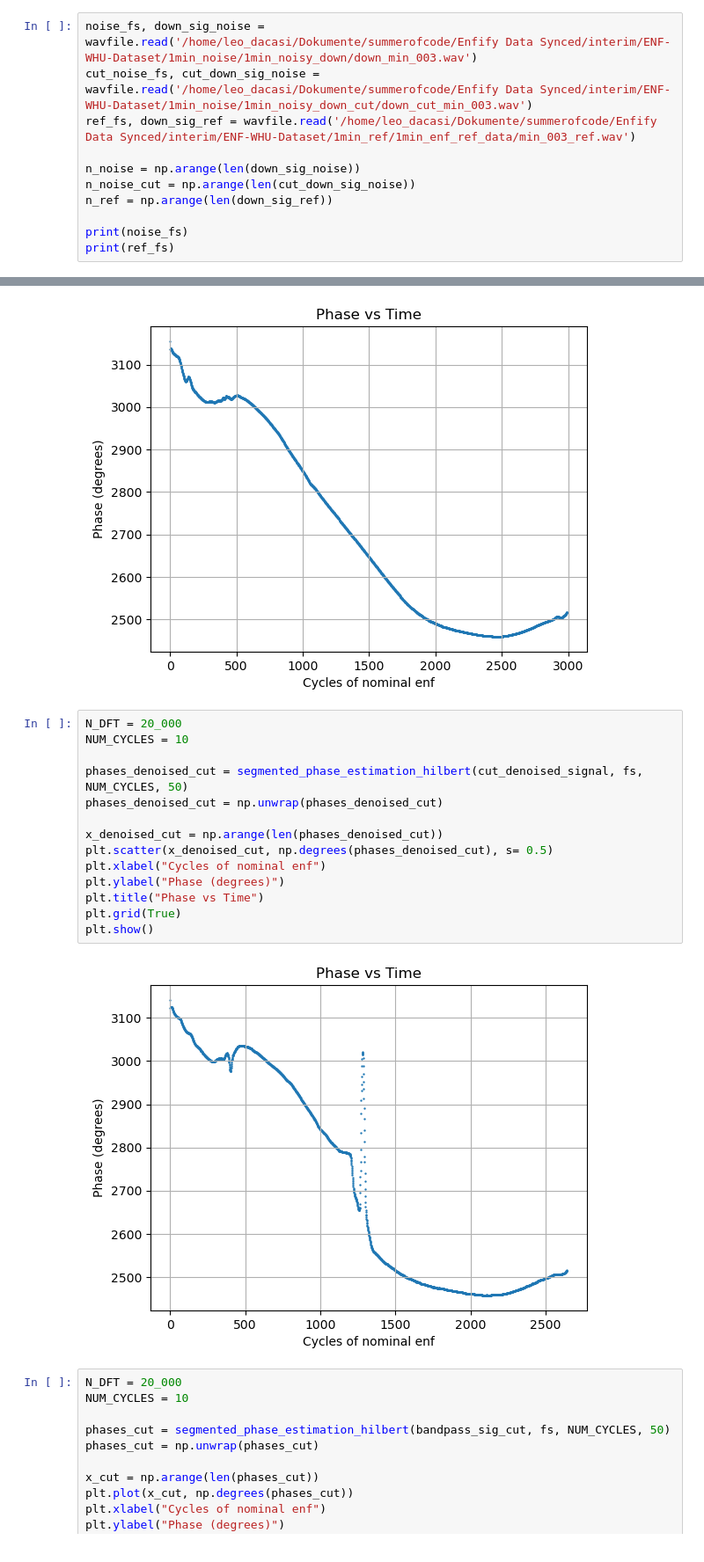
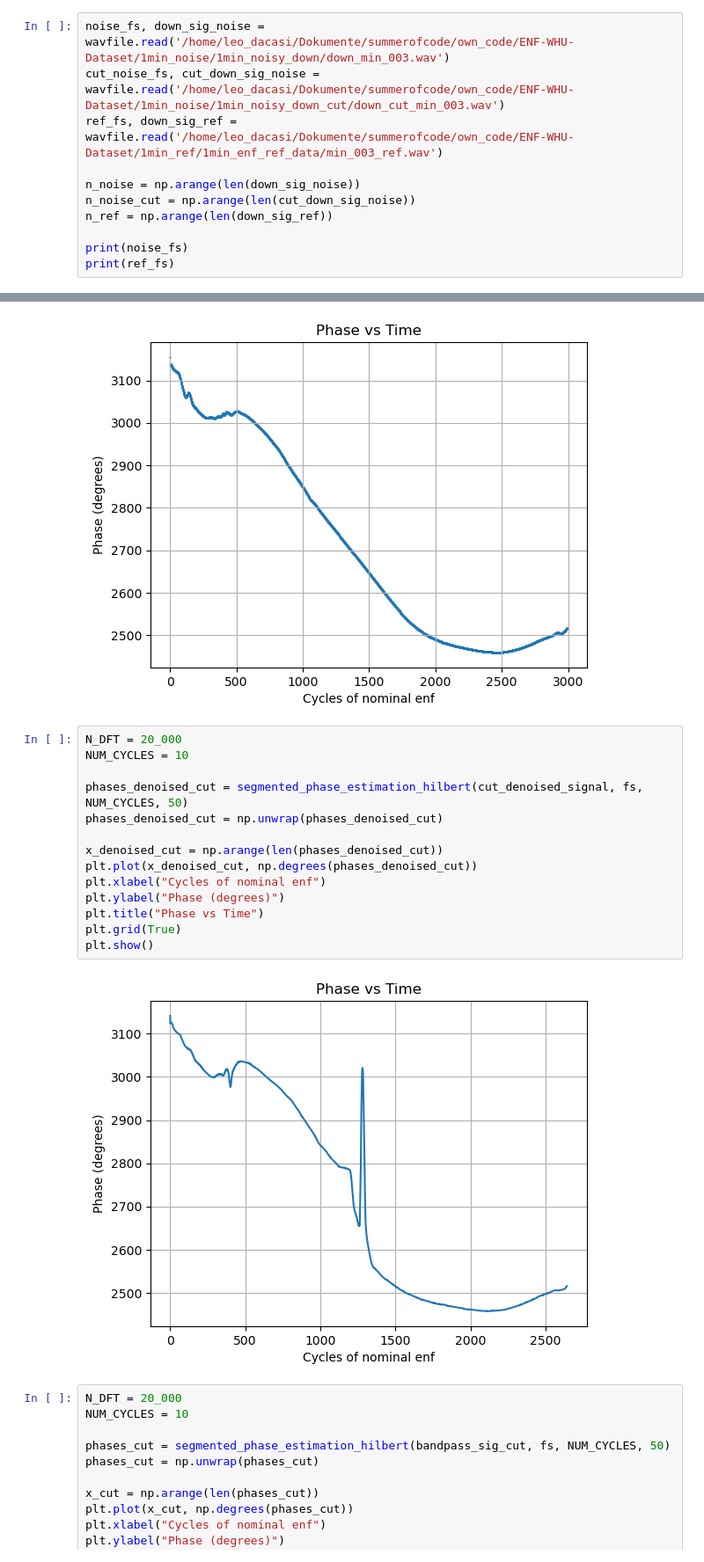
Before and after one commit to Licates/ENFify, a Jupyter notebook: notebooks/ls/0.03_ls_enf-enhancement.ipynb, the cells around one changed output, grey strips where cells are left out. Shown at 88% size. Cells and saved outputs as stored; diff of their text form.

```diff
--- a/notebooks/ls/0.03_ls_enf-enhancement.ipynb
+++ b/notebooks/ls/0.03_ls_enf-enhancement.ipynb
@@ -14,7 +181,7 @@ from enfify.enf_enhancement import RFA, VMD
 # %%
-noise_fs, down_sig_noise = wavfile.read('/home/leo_dacasi/Dokumente/summerofcode/Enfify Data Synced/interim/ENF-WHU-Dataset/1min_noise/1min_noisy_down/down_min_003.wav')
-cut_noise_fs, cut_down_sig_noise = wavfile.read('/home/leo_dacasi/Dokumente/summerofcode/Enfify Data Synced/interim/ENF-WHU-Dataset/1min_noise/1min_noisy_down_cut/down_cut_min_003.wav')
-ref_fs, down_sig_ref = wavfile.read('/home/leo_dacasi/Dokumente/summerofcode/Enfify Data Synced/interim/ENF-WHU-Dataset/1min_ref/1min_enf_ref_data/min_003_ref.wav')
+noise_fs, down_sig_noise = wavfile.read('/home/leo_dacasi/Dokumente/summerofcode/own_code/ENF-WHU-Dataset/1min_noise/1min_noisy_down/down_min_003.wav')
+cut_noise_fs, cut_down_sig_noise = wavfile.read('/home/leo_dacasi/Dokumente/summerofcode/own_code/ENF-WHU-Dataset/1min_noise/1min_noisy_down_cut/down_cut_min_003.wav')
+ref_fs, down_sig_ref = wavfile.read('/home/leo_dacasi/Dokumente/summerofcode/own_code/ENF-WHU-Dataset/1min_ref/1min_enf_ref_data/min_003_ref.wav')
 
 n_noise = np.arange(len(down_sig_noise))
 n_noise_cut = np.arange(len(cut_down_sig_noise))
@@ -237,19 +404,19 @@ plt.show()
 # %%
 N_DFT = 20_000
 NUM_CYCLES = 10
 
 phases_denoised_cut = segmented_phase_estimation_hilbert(cut_denoised_signal, fs, NUM_CYCLES, 50)
 phases_denoised_cut = np.unwrap(phases_denoised_cut)
 
 x_denoised_cut = np.arange(len(phases_denoised_cut))
-plt.scatter(x_denoised_cut, np.degrees(phases_denoised_cut), s= 0.5)
+plt.plot(x_denoised_cut, np.degrees(phases_denoised_cut))
 plt.xlabel("Cycles of nominal enf")
 plt.ylabel("Phase (degrees)")
 plt.title("Phase vs Time")
 plt.grid(True)
 plt.show()
 # %% [output]
-[figure, old version]
+[figure, new version]
 # %%
 N_DFT = 20_000
 NUM_CYCLES = 10
```
Also changed, not shown: parts of 4 cells of this notebook, 15 other files.
